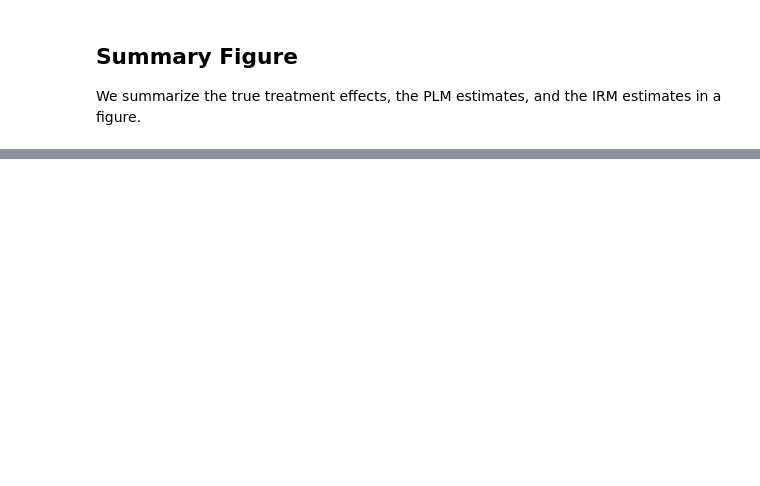
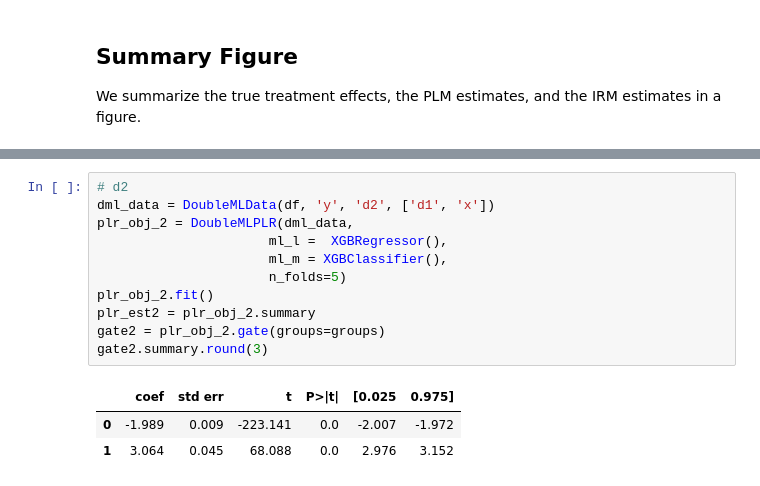
Before and after one commit to DoubleML/doubleml-docs, a Jupyter notebook: doc/examples/py_double_ml_plm_irm_hetfx.ipynb, the cells around one changed output, grey strips where cells are left out. Drawn from its saved outputs; the diff is of its cells as text; blank space fills up the shorter version.

```diff
--- a/doc/examples/py_double_ml_plm_irm_hetfx.ipynb
+++ b/doc/examples/py_double_ml_plm_irm_hetfx.ipynb
@@ -226,0 +250,15 @@ plt.show()
+# %%
+# d2
+dml_data = DoubleMLData(df, 'y', 'd2', ['d1', 'x'])
+plr_obj_2 = DoubleMLPLR(dml_data,
+                      ml_l =  XGBRegressor(),
+                      ml_m = XGBClassifier(),
+                      n_folds=5)
+plr_obj_2.fit()
+plr_est2 = plr_obj_2.summary
+gate2 = plr_obj_2.gate(groups=groups)
+gate2.summary.round(3)
+# %% [output]
+|  | coef | std err | t | P>|t| | [0.025 | 0.975] |
+| 0 | -1.989 | 0.009 | -223.141 | 0.0 | -2.007 | -1.972 |
+| 1 | 3.064 | 0.045 | 68.088 | 0.0 | 2.976 | 3.152 |
```
Also changed, not shown: parts of 12 cells of this notebook.
